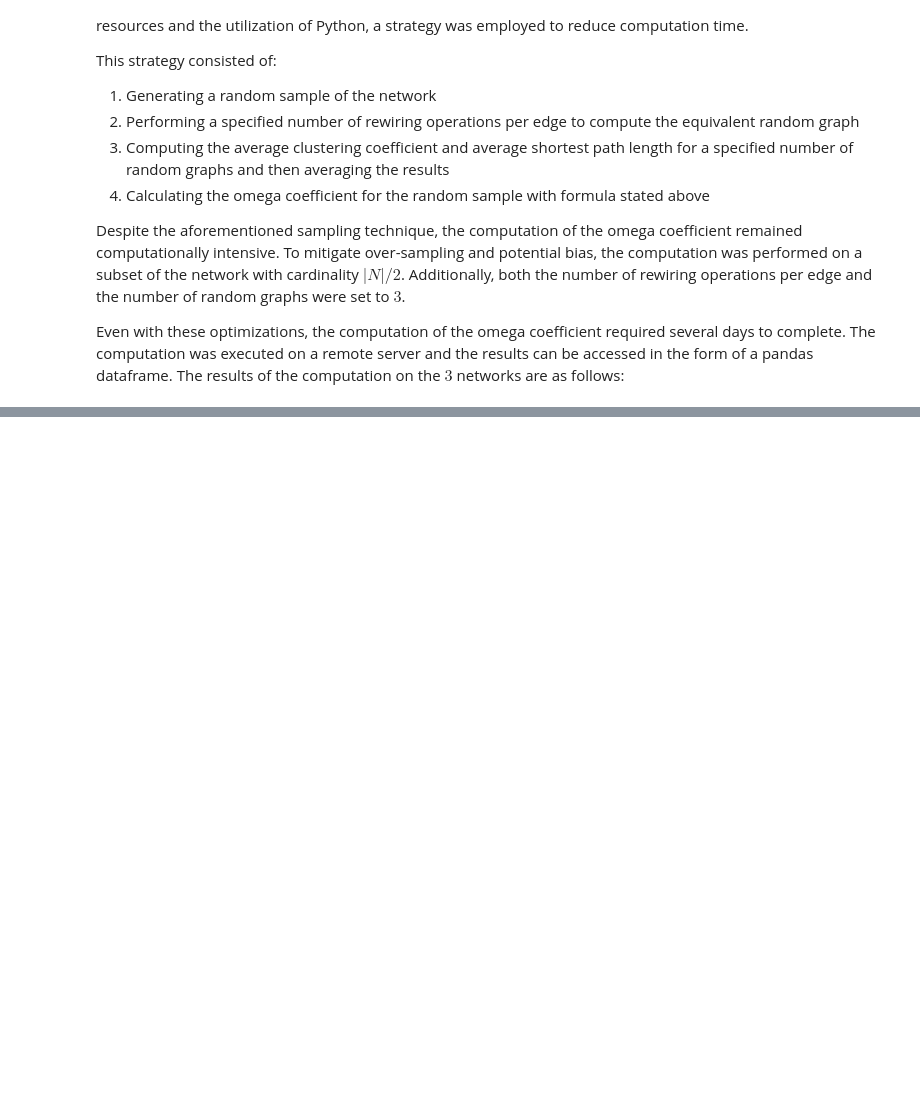
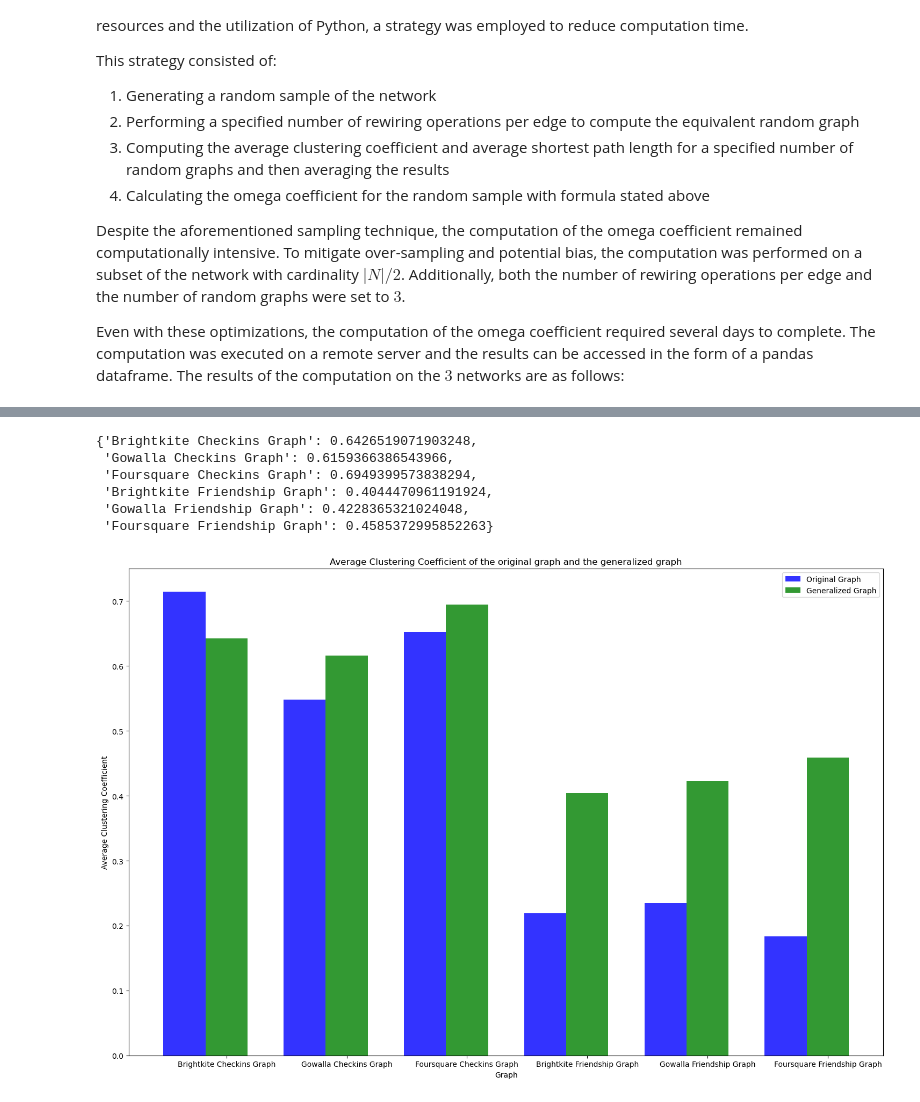
Before and after one commit to lukefleed/small-worlds, a Jupyter notebook: main.ipynb, the cells around one changed output, grey strips where cells are left out. Drawn from its saved outputs; the diff is of its cells as text; code cells hidden in the pictures; blank space fills up the shorter version.

```diff
--- a/main.ipynb
+++ b/main.ipynb
@@ -1151,0 +1183,43 @@ IndexError: index 0 is out of bounds for axis 0 with size 0
+# %%
+generalized_cc = {}
+for graph in graphs_all:
+    generalized_cc[graph.name] = generalized_average_clustering_coefficient(graph)
+
+generalized_cc
+# %% [output]
+{'Brightkite Checkins Graph': 0.6426519071903248,
+ 'Gowalla Checkins Graph': 0.6159366386543966,
+ 'Foursquare Checkins Graph': 0.6949399573838294,
+ 'Brightkite Friendship Graph': 0.4044470961191924,
+ 'Gowalla Friendship Graph': 0.4228365321024048,
+ 'Foursquare Friendship Graph': 0.4585372995852263}
+# %%
+# now we can compare the results of the generalized average clustering coefficient with the original average clustering coefficient. Use matplotlib to plot the results as an histogram with two bars for each graph
+
+import matplotlib.pyplot as plt
+
+fig, ax = plt.subplots(figsize=(15, 10))
+index = np.arange(len(generalized_cc))
+bar_width = 0.35
+opacity = 0.8
+
+rects1 = plt.bar(index, analysis_results['Average Clustering Coefficient'], bar_width,
+alpha=opacity,
+color='b',
+label='Original Graph')
+
+rects2 = plt.bar(index + bar_width, generalized_cc.values(), bar_width,
+alpha=opacity,
+color='g',
+label='Generalized Graph')
+
+plt.xlabel('Graph')
+plt.ylabel('Average Clustering Coefficient')
+plt.title('Average Clustering Coefficient of the original graph and the generalized graph')
+plt.xticks(index + bar_width, generalized_cc.keys())
+plt.legend()
+
+plt.tight_layout()
+plt.show()
+# %% [output]
+[figure, added]
```
Also changed, not shown: parts of 27 cells of this notebook.
